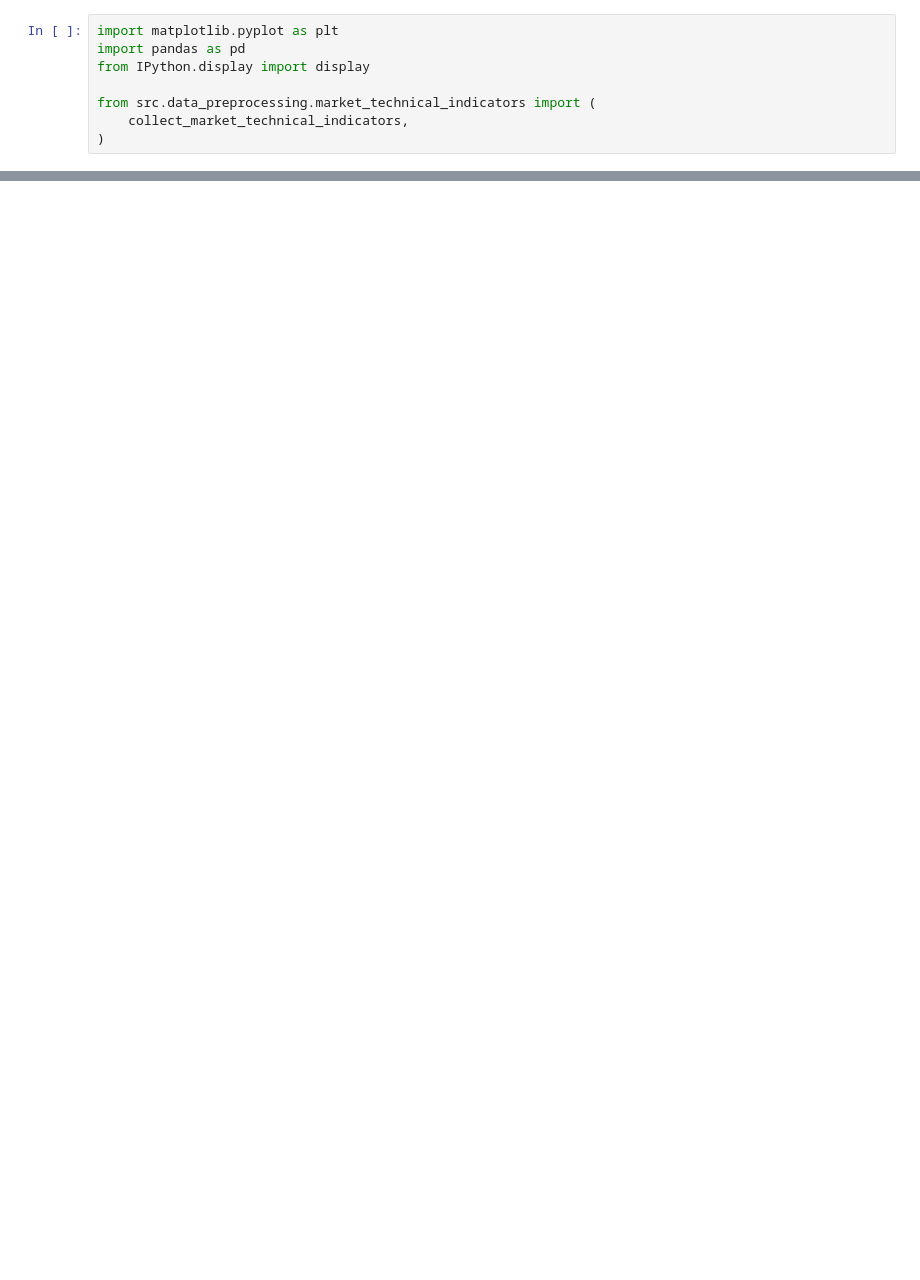
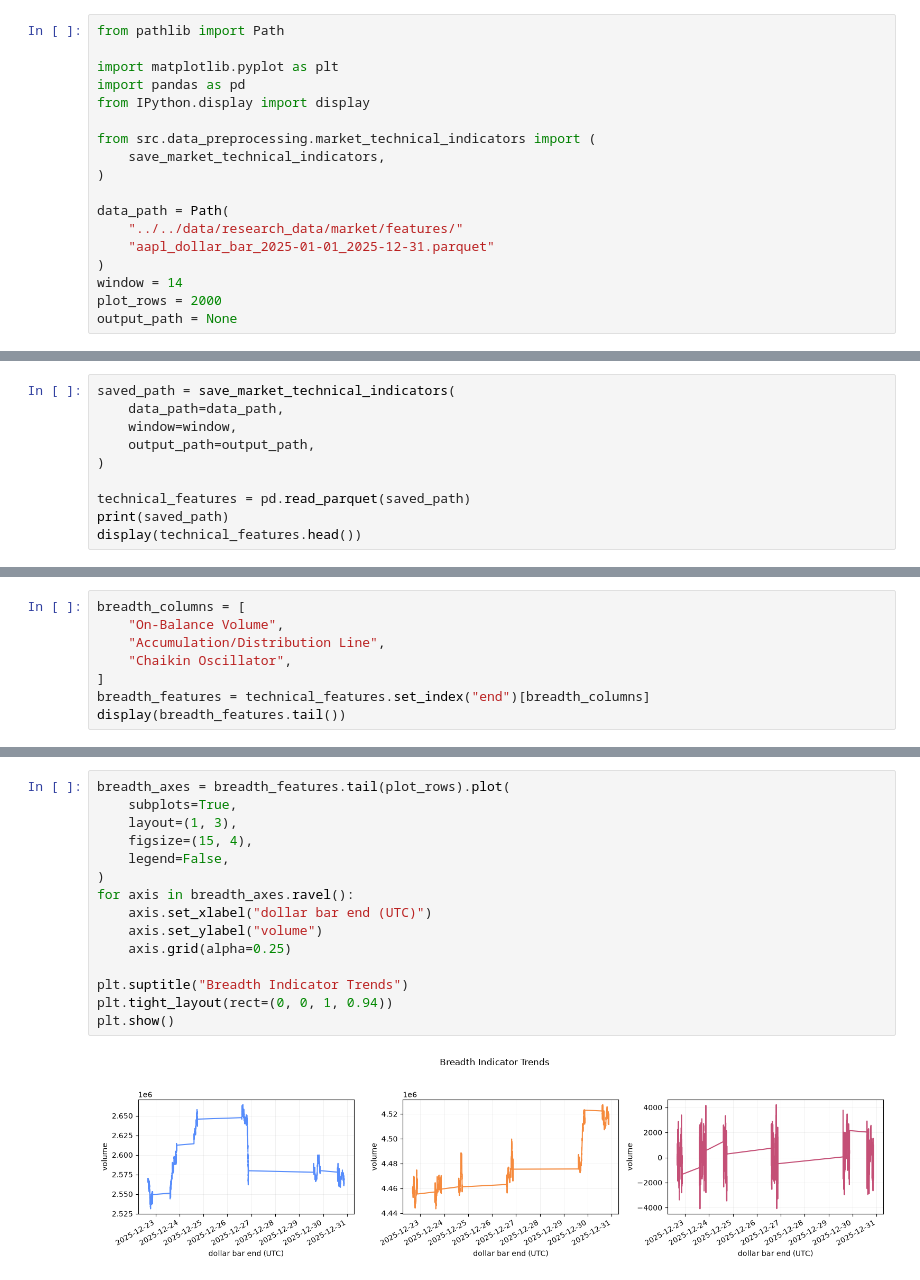
Before and after one commit to kwonjunhyuk9/financial-machine-learning, a Jupyter notebook: notebooks/data_preprocessing/market_technical_indicators.ipynb, the cells around one changed output, grey strips where cells are left out. Cells and saved outputs as stored; diff of their text form; blank space fills up the shorter version.

```diff
--- a/notebooks/data_preprocessing/market_technical_indicators.ipynb
+++ b/notebooks/data_preprocessing/market_technical_indicators.ipynb
@@ -10,8 +31,18 @@ This notebook demonstrates the public functions in `market_technical_indicators`
 # %%
+from pathlib import Path
+
 import matplotlib.pyplot as plt
 import pandas as pd
 from IPython.display import display
 
 from src.data_preprocessing.market_technical_indicators import (
-    collect_market_technical_indicators,
+    save_market_technical_indicators,
 )
+
+data_path = Path(
+    "../../data/research_data/market/features/"
+    "aapl_dollar_bar_2025-01-01_2025-12-31.parquet"
+)
+window = 14
+plot_rows = 2000
+output_path = None
@@ -62,0 +59,10 @@ This cell visualizes the synthetic momentum, trend, and volatility features.
+# %%
+saved_path = save_market_technical_indicators(
+    data_path=data_path,
+    window=window,
+    output_path=output_path,
+)
+
+technical_features = pd.read_parquet(saved_path)
+print(saved_path)
+display(technical_features.head())
@@ -62,0 +87,8 @@ This cell visualizes the synthetic momentum, trend, and volatility features.
+# %%
+breadth_columns = [
+    "On-Balance Volume",
+    "Accumulation/Distribution Line",
+    "Chaikin Oscillator",
+]
+breadth_features = technical_features.set_index("end")[breadth_columns]
+display(breadth_features.tail())
@@ -62,0 +110,17 @@ This cell visualizes the synthetic momentum, trend, and volatility features.
+# %%
+breadth_axes = breadth_features.tail(plot_rows).plot(
+    subplots=True,
+    layout=(1, 3),
+    figsize=(15, 4),
+    legend=False,
+)
+for axis in breadth_axes.ravel():
+    axis.set_xlabel("dollar bar end (UTC)")
+    axis.set_ylabel("volume")
+    axis.grid(alpha=0.25)
+
+plt.suptitle("Breadth Indicator Trends")
+plt.tight_layout(rect=(0, 0, 1, 0.94))
+plt.show()
+# %% [output]
+[figure, added]
```
Also changed, not shown: parts of 23 cells of this notebook, 10 other files.
